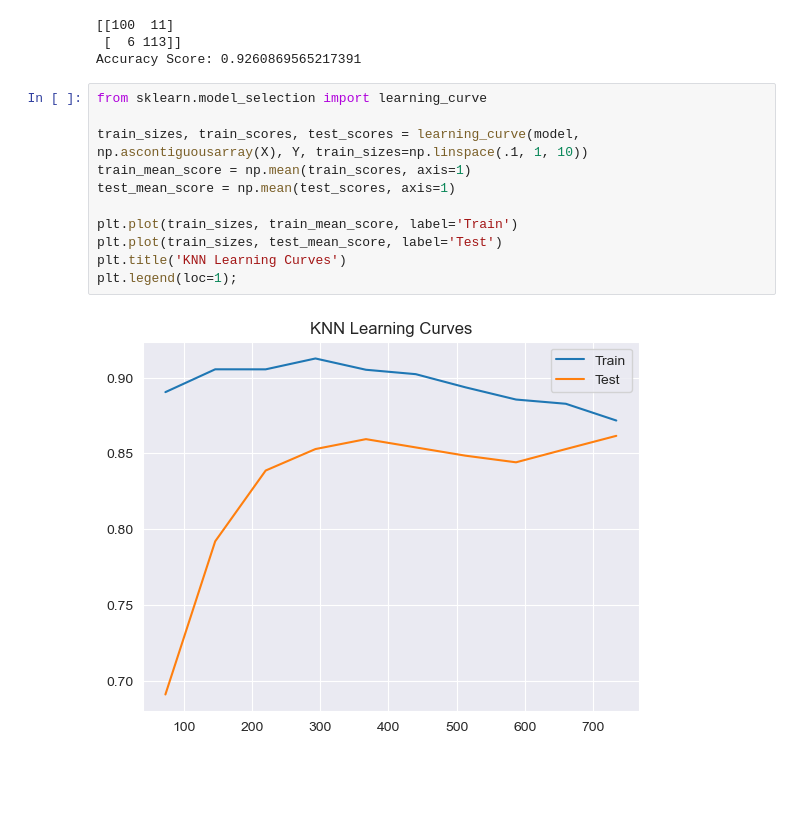
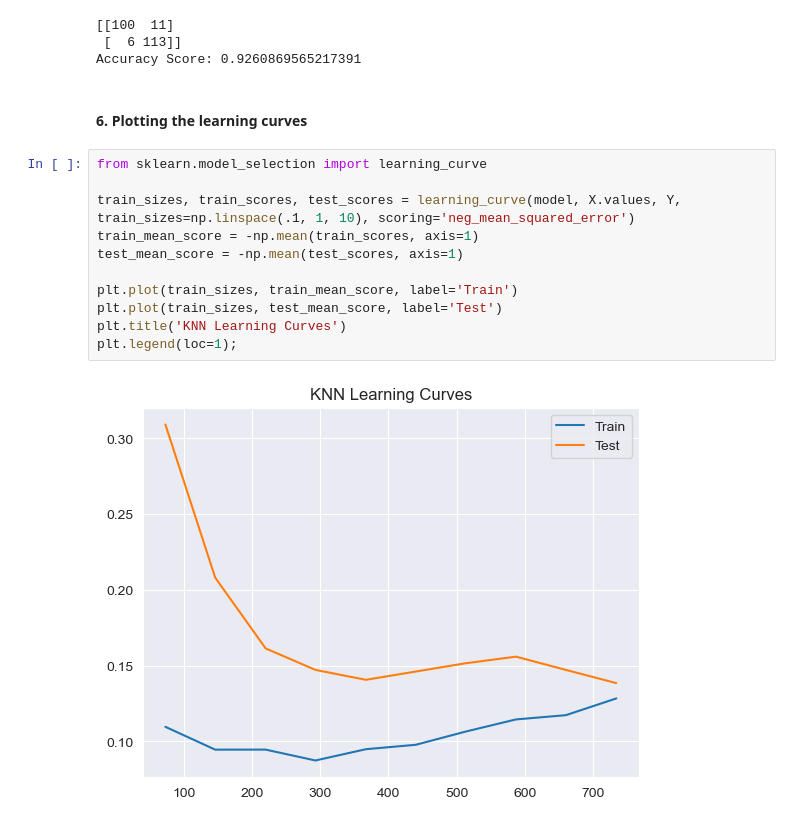
Before and after one commit to malikka-rajshahi/Heart-Failure-Analysis, a Jupyter notebook: HeartAnalysisCombined.ipynb, the cells around one changed output. Drawn from its saved outputs; the diff is of its cells as text; blank space fills up the shorter version.

```diff
--- a/HeartAnalysisCombined.ipynb
+++ b/HeartAnalysisCombined.ipynb
@@ -539,16 +557,18 @@ print(f'Accuracy Score: {m.accuracy_score(y_test, y_hat)}')
 [[100  11]
  [  6 113]]
 Accuracy Score: 0.9260869565217391
+# %% [markdown]
+#### 6. Plotting the learning curves
 # %%
 from sklearn.model_selection import learning_curve
 
-train_sizes, train_scores, test_scores = learning_curve(model, np.ascontiguousarray(X), Y, train_sizes=np.linspace(.1, 1, 10))
-train_mean_score = np.mean(train_scores, axis=1)
-test_mean_score = np.mean(test_scores, axis=1)
+train_sizes, train_scores, test_scores = learning_curve(model, X.values, Y, train_sizes=np.linspace(.1, 1, 10), scoring='neg_mean_squared_error')
+train_mean_score = -np.mean(train_scores, axis=1)
+test_mean_score = -np.mean(test_scores, axis=1)
 
 plt.plot(train_sizes, train_mean_score, label='Train')
 plt.plot(train_sizes, test_mean_score, label='Test')
 plt.title('KNN Learning Curves')
 plt.legend(loc=1);
 # %% [output]
-[figure, old version]
+[figure, new version]
```
Also changed, not shown: parts of 6 cells of this notebook.
